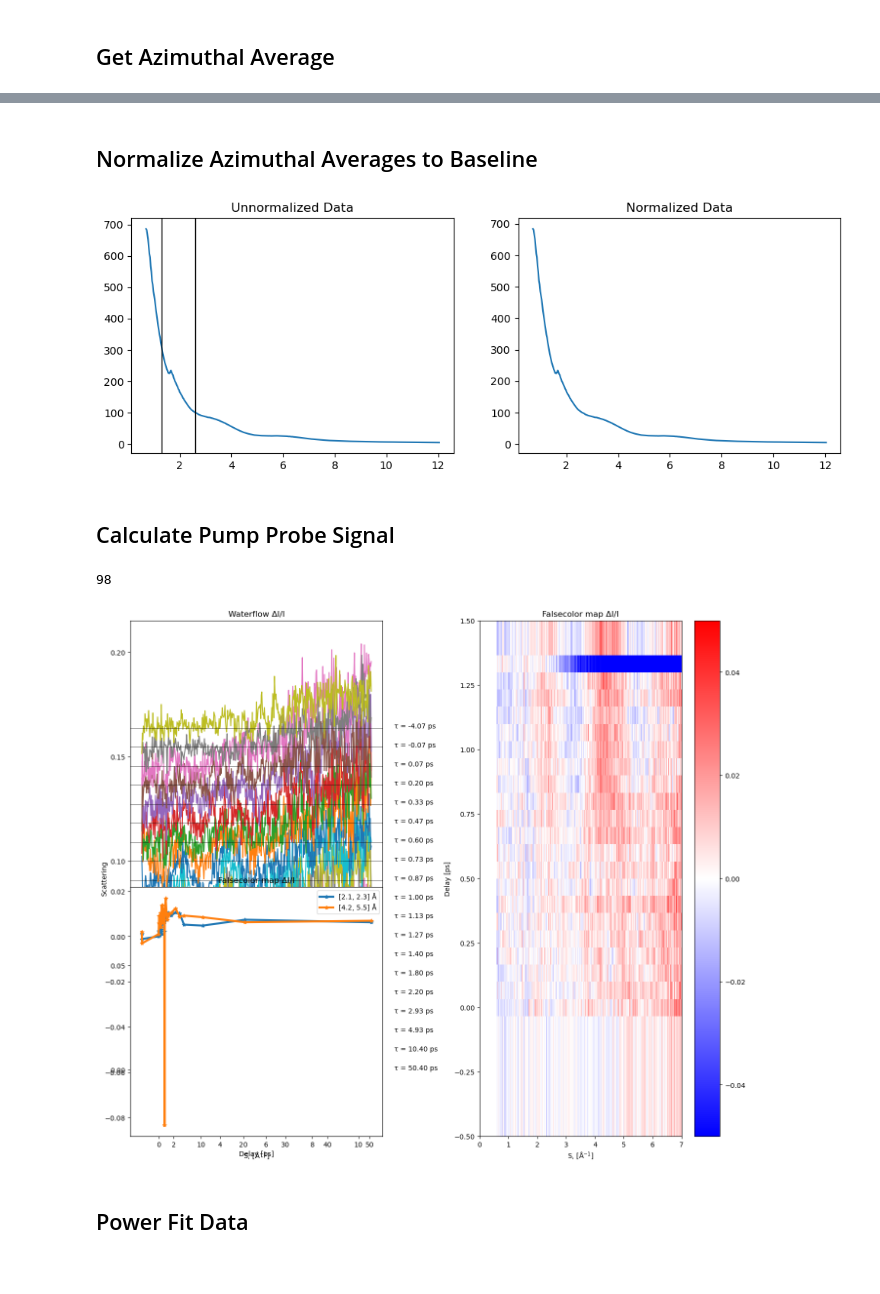
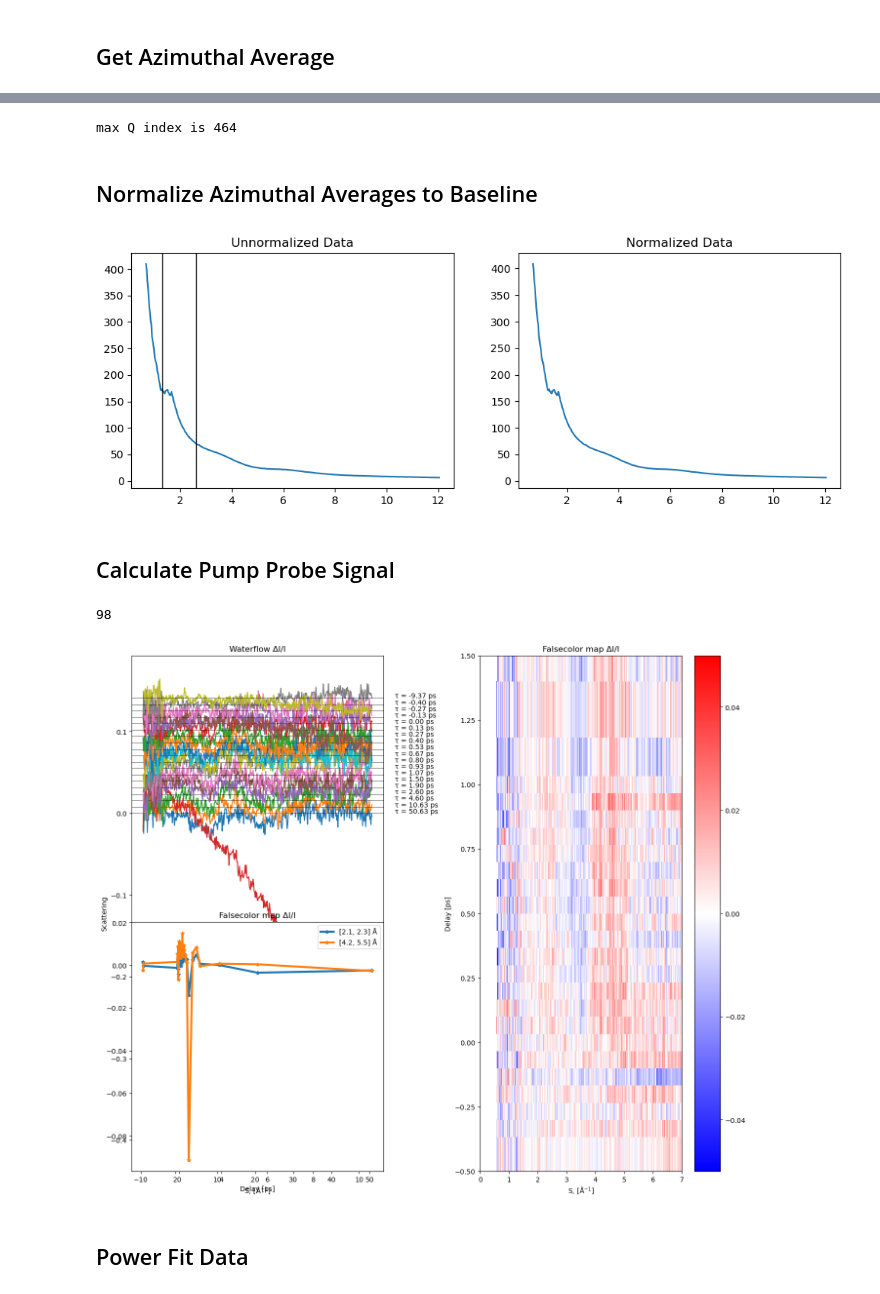
Before and after one commit to lheald2/gued, a Jupyter notebook: Fast_Analysis.ipynb, the cells around one changed output, grey strips where cells are left out. Saved outputs shown, nothing was run; the diff lists cells and outputs as text; code cells hidden in the pictures.

Commit message:
Testing with second data set, minor changes

```diff
--- a/Fast_Analysis.ipynb
+++ b/Fast_Analysis.ipynb
@@ -94,16 +94,17 @@ get_image_details(file_names, sort=True, filter_data=False, plot=False)
         One dimensional numpy array of length N containing the data after summing over each array element.
 # %%
 # Using glob and * place holders to read in all file names from the specified path
-dataPath = 'C:\\Users\\laure\\OneDrive - University of Nebraska-Lincoln\\Documents\\Centurion Lab\\nitrophenyl code\\20180823\\Run\\'
-runPath = "\\*\\*\\*\\ANDOR1_*.tif"
+#data_path = 'C:\\Users\\laure\\OneDrive - University of Nebraska-Lincoln\\Documents\\Centurion Lab\\nitrophenyl code\\20180823\\Run\\'
+data_path = 'C:\\Users\\laure\\OneDrive - University of Nebraska-Lincoln\\Documents\\Centurion Lab\\nitrophenyl code\\20180623\\Run\\'
+run_path = "*\\*\\ANDOR1_*.tif"
 
 bkg_path = '\\work\\centurion\\shared\\UED_data\\FY18_o-nitrophenol\\20180823\\Background\\*\\*\\ANDOR1_*.tif'
 
-newPath = dataPath + runPath
-print("Path to images ", newPath)
+full_path = data_path + run_path
+print("Path to images ", full_path)
 print("Path to background images ", bkg_path)
 
-files = glob.glob(newPath)
+files = glob.glob(full_path)
 bkg_files = glob.glob(bkg_path)
 print("Number of files loaded: ", len(files))
 print("Number of background files loaded: ", len(bkg_files))
@@ -155,5 +156,5 @@ remove_counts(data_array, stage_positions, file_order, counts, added_range=[], s
     Returns same variables which it received as arguments with new N value.
 # %%
 # Remove Outlier Images Based on Total Counts
-data_array, stage_positions, file_order, counts = gued.remove_counts(data_array, stage_positions, file_order, counts, added_range=[[200, 300]], plot=True)
+data_array, stage_positions, file_order, counts = gued.remove_counts(data_array, stage_positions, file_order, counts, added_range=[], plot=True)
 # %% [output]
@@ -369,7 +369,7 @@ remove_radial_outliers_pool(data_array, center, plot=False)
     clean_data (3d array):
         data with outliers removed
 # %%
-center = [489, 464]
+center = [560, 500]
 
 cleaned_data = gued.remove_radial_outliers_pool(data_array, center, plot=True)
 
@@ -422,6 +419,8 @@ print(r'max Q index is ' + str(img_r_max));
 r_max=len(x)
 
 azi_data = get_azimuthal_average(data_array, x, y)
+# %% [output]
+max Q index is 464
 # %% [markdown]
 ## Normalize Azimuthal Averages to Baseline
 # %%
@@ -447,7 +446,7 @@ plt.plot(s, norm_data[0])
 plt.title("Normalized Data")
 plt.show()
 # %% [output]
-[figure, old version]
+[figure, new version]
 # %% [markdown]
 ## Calculate Pump Probe Signal
 # %%
@@ -455,8 +454,8 @@ plt.show()
 angs = '\u00C5'; # angstrom sign
 s_cali = 0.0228 # S calibration in experiment
 #s_cali = 0.02134
-#posi_0    = 154.405 # The reference T0
-posi_0 = 108.61
+posi_0    = 154.405 # The reference T0
+#posi_0 = 108.61
 s = np.arange(0,len(norm_data[0]))*s_cali # The Q axis
 realtime = (uni_stage-posi_0)/0.15  # Delay axis in ps
 
@@ -475,34 +474,34 @@ plt.subplot(1,2,1)
 for i in range(stage_len):
     if i%2 == 0:
         plt.plot(s,dI_I_norm[stage_len-i-1] + np.nanmax(dI_I_norm)*(i)/15);
         plt.text(s[-1]+1,np.nanmax(dI_I_norm)*(i)/15, r'τ = {0:.2f} ps'.format(realtime[stage_len-i-1]))
         plt.axhline(y = np.nanmax(dI_I_norm)*(i)/15, color = 'k', linestyle = '-',linewidth=0.5);
 plt.xlabel(r'S, ['+angs+'$^{-1}$]');plt.ylabel('Scattering');plt.title('Waterflow ΔI/I');
 
 plt.subplot(1,2,2)
 plt.pcolor(s,realtime,dI_I_norm,cmap='bwr');
 plt.clim(vmin=-0.05, vmax=0.05);
 plt.colorbar()
 plt.ylim(-0.5, 1.5)
 plt.xlim(0, 7)
 plt.xlabel(r'S, ['+angs+'$^{-1}$]');plt.ylabel('Delay [ps]');plt.title('Falsecolor map ΔI/I')
 
 plt.subplot(2,2,3)
 RoI_1 = [2.1, 2.3];
 RoI_2 = [4.2, 5.5];
 print(round(RoI_1[0]/0.0215))
 Inte_1 = dI_I_norm[:,round(RoI_1[0]/s_cali):round(RoI_1[1]/s_cali)].mean(axis=1);
 Inte_2 = dI_I_norm[:,round(RoI_2[0]/s_cali):round(RoI_2[1]/s_cali)].mean(axis=1);
 plt.plot(realtime,Inte_1,'-*',linewidth=3,label=str(RoI_1)+' '+angs);
 plt.plot(realtime,Inte_2,'-*',linewidth=3,label=str(RoI_2)+' '+angs);
 plt.legend()
 plt.xlabel('Integrated Yield [arb.]');plt.xlabel('Delay [ps]');plt.title('Falsecolor map ΔI/I')
 
 plt.tight_layout()
 plt.show()
 # %% [output]
 98
-[figure, old version]
+[figure, new version]
 # %% [markdown]
 ## Power Fit Data
 # %%
```
Also changed, not shown: parts of 14 cells of this notebook, 4 other files.
